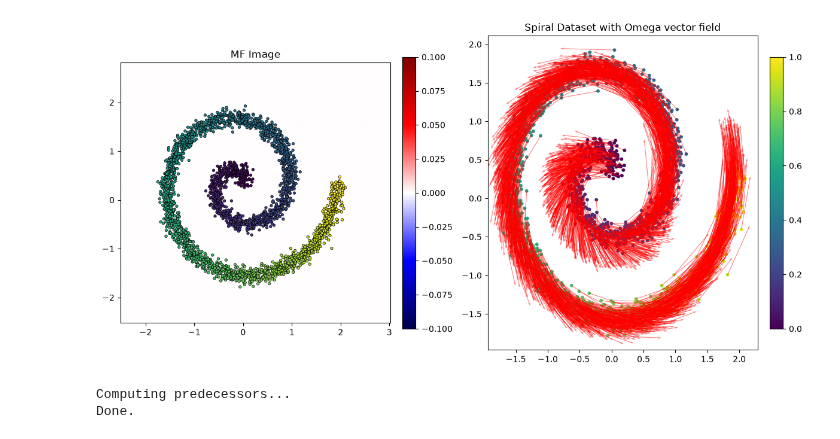
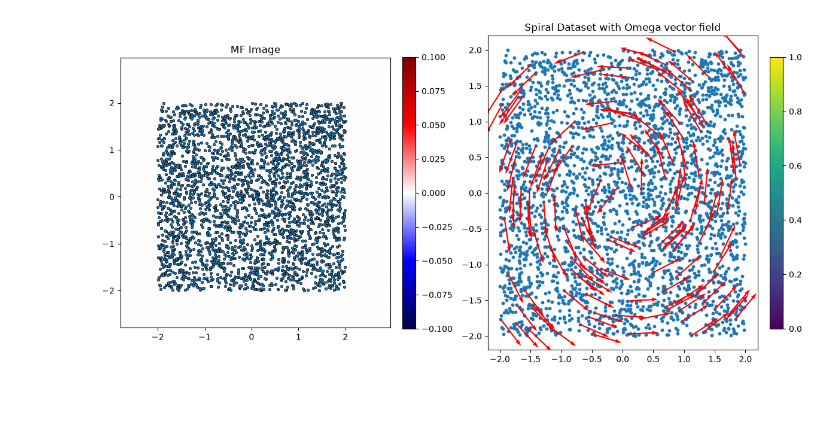
Before and after one commit to Gwendal-Debaussart/Finsler-Embedding, a Jupyter notebook: estimating_b.ipynb, the cells around one changed output. Cells and saved outputs as stored; diff of their text form; code cells hidden in the pictures; blank space fills up the shorter version.

```diff
--- a/estimating_b.ipynb
+++ b/estimating_b.ipynb
@@ -101,62 +59,57 @@ def spiral_omega(z: torch.Tensor, freq: float) -> torch.Tensor:
+# %%
+def sample_uniform(n_samples: int, bounds: tuple = (-2, 2, -2, 2)):
+    x = np.random.uniform(bounds[0], bounds[1], n_samples)
+    y = np.random.uniform(bounds[2], bounds[3], n_samples)
+    samples = np.stack([x, y], axis=1)
+    return torch.from_numpy(samples).float().to(device)
 # %%
-class CometricSpiral(torch.nn.Module):
-    def __init__(self, cometric:CoMetric, freq: float = 1.0):
+class RoundOmega(torch.nn.Module):
+    def __init__(self, cometric: CoMetric, freq: float = 1.0):
         super().__init__()
         self.cometric = cometric
         self.freq = freq
 
     def forward(self, z: torch.Tensor) -> torch.Tensor:
-        omega = spiral_omega(z, freq=self.freq)
+        omega = z.clone()
+        omega[:, 0] = -self.freq * z[:, 1]
+        omega[:, 1] = self.freq * z[:, 0]
         norm_omega = self.cometric.cometric(z, omega)
         omega = omega / (norm_omega.unsqueeze(1) + 1e-8)  # Avoid division by zero
         return omega
 # %%
 N = 3000
-X, t = get_spiral(3000, freq=1.0, sigma=0.5)
+X = sample_uniform(N, bounds=(-2, 2, -2, 2))
 X = X.to(torch.float).to(device)
-base_cometric = CentroidsCometric(X, IdentityCoMetric()(X),kappa=1.0).to(device)
-base_cometric = IdentityCoMetric().to(device)
-
-omega_spiral_ = partial(spiral_omega, freq=1.0)
-omega_X = omega_spiral_(X)
 bounds = get_bounds(X, margin=0.2)
-# %%
-mf = get_mf_image(base_cometric, X, bounds)
-
-
-fig, axes = plt.subplots(1,2, figsize=(12, 6))
-im = axes[0].imshow(mf.cpu().numpy(), cmap="seismic", origin="lower", extent=bounds)
-t_cbar = axes[0].scatter(
-    X[:, 0].cpu(), X[:, 1].cpu(), c=t.cpu(), cmap="viridis", s=10, edgecolor="k", linewidth=0.5
-)
-axes[0].set_title("MF Image")
-axes[1].scatter(X[:, 0].cpu(), X[:, 1].cpu(), c=t.cpu(), cmap="viridis", s=10)
-axes[1].quiver(X[::, 0].cpu(), X[::, 1].cpu(), omega_X[::, 0].cpu(), omega_X[::, 1].cpu(), color='red', alpha=0.5, scale=5, angles='xy')
-axes[1].set_title("Spiral Dataset with Omega vector field")
-fig.colorbar(im, ax=axes[0], fraction=0.046, pad=0.04)
-fig.colorbar(t_cbar, ax=axes[1], fraction=0.046, pad=0.04)
-plt.tight_layout()
-plt.tight_layout()
-plt.show()
-# %% [output]
-[figure, old version]
 # %%
-omega_true = CometricSpiral(base_cometric, freq=1.0)
+# base_cometric = CentroidsCometric(X, IdentityCoMetric()(X),kappa=1.0).to(device)
+base_cometric = IdentityCoMetric().to(device)
+
+omega_true = RoundOmega(base_cometric, freq=1.0)
 
 randers_metric = RandersMetrics(
     base_cometric=base_cometric,
     omega=omega_true,
     beta=0.5
 )
-# %%
-# solver_r = SolverGraph(cometric=base_cometric,
-#                        data=X,
-#                        n_neighbors=8,
-#                        )
-solver_f = SolverGraphFinsler(finsler_metric=randers_metric,
-                            data=X,
-                            n_neighbors=8,
-                            )
-# %% [output]
-Computing predecessors...
-Done.
+# %%
+mf = get_mf_image(base_cometric, X, bounds)
+omega_X = randers_metric.omega(X) * randers_metric.beta
+
+fig, axes = plt.subplots(1,2, figsize=(12, 6))
+im = axes[0].imshow(mf.cpu().numpy(), cmap="seismic", origin="lower", extent=bounds)
+t_cbar = axes[0].scatter(
+    X[:, 0].cpu(), X[:, 1].cpu(), s=10, edgecolor="k", linewidth=0.5
+)
+axes[0].set_title("MF Image")
+axes[1].scatter(X[:, 0].cpu(), X[:, 1].cpu(), s=10)
+skip = 20  # Adjust this value to change the density of the quiver plot
+axes[1].quiver(X[::skip, 0].cpu(), X[::skip, 1].cpu(), omega_X[::skip, 0].cpu(), omega_X[::skip, 1].cpu(), color='red', scale=1, angles='xy',scale_units='xy')
+axes[1].set_title("Spiral Dataset with Omega vector field")
+fig.colorbar(im, ax=axes[0], fraction=0.046, pad=0.04)
+fig.colorbar(t_cbar, ax=axes[1], fraction=0.046, pad=0.04)
+plt.tight_layout()
+plt.tight_layout()
+plt.show()
+# %% [output]
+[figure, new version]
```
Also changed, not shown: parts of 37 cells of this notebook, 1 other file.
